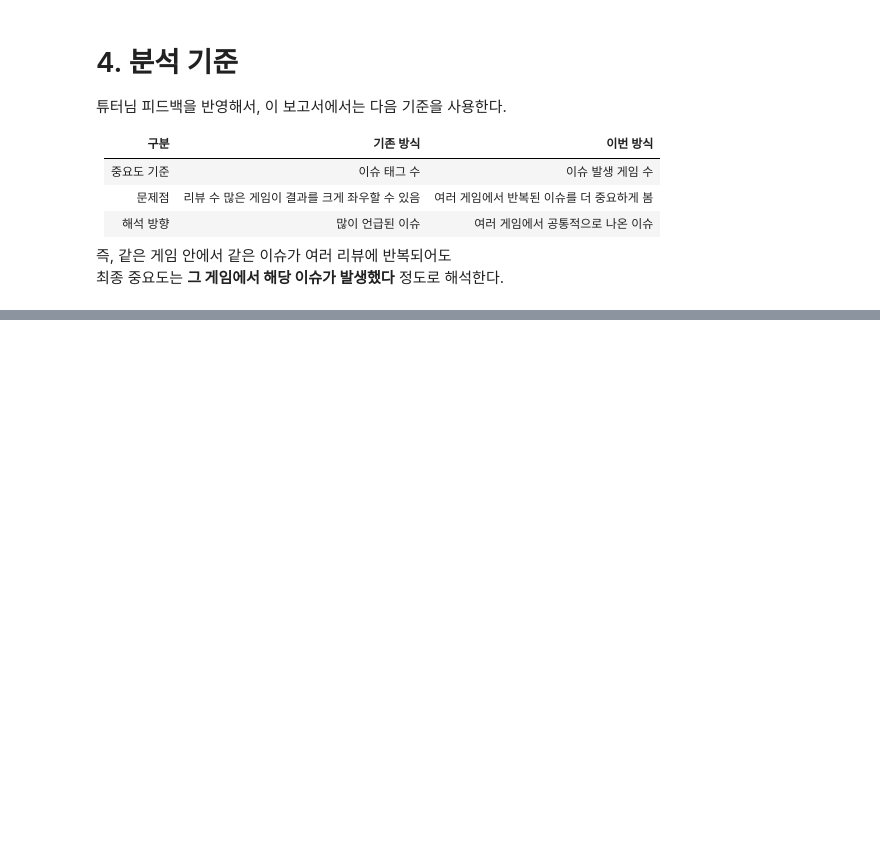
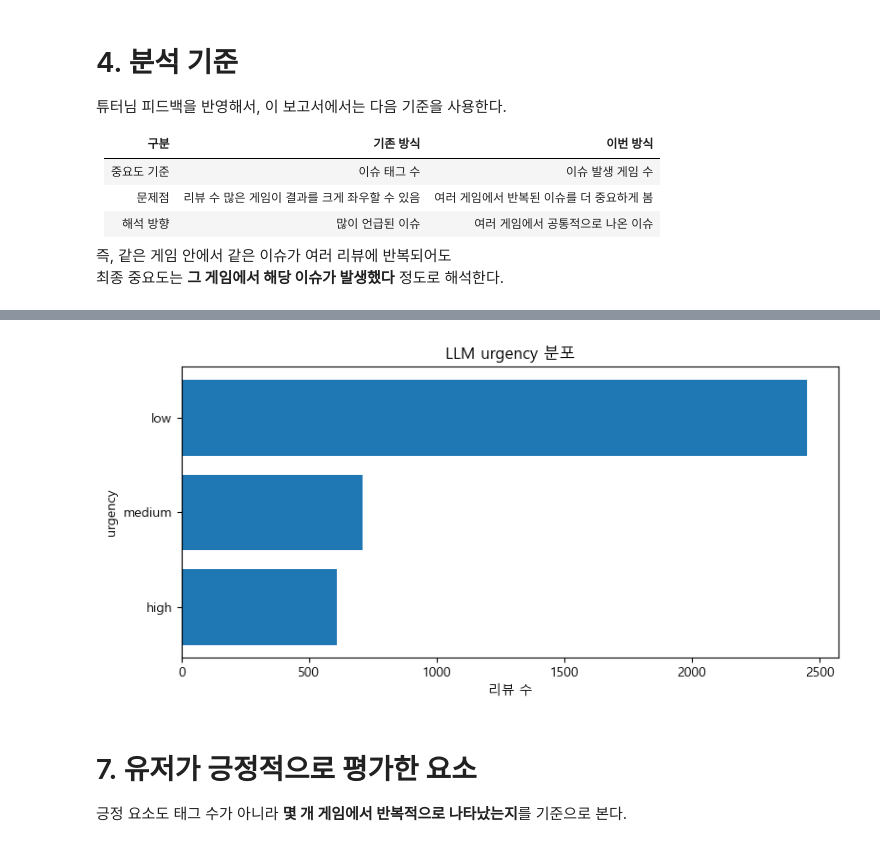
Before and after one commit to jinnyjinnyjinjin/steam-indie-game-analysis, a Jupyter notebook: src/notebooks/seoung/LLMtest/03-1_llm_sentiment_allgames_PreLaunch_report_v3.ipynb, the cells around one changed output, grey strips where cells are left out. Saved outputs shown, nothing was run; the diff lists cells and outputs as text; code cells hidden in the pictures; blank space fills up the shorter version.

```diff
--- a/src/notebooks/seoung/LLMtest/03-1_llm_sentiment_allgames_PreLaunch_report_v3.ipynb
+++ b/src/notebooks/seoung/LLMtest/03-1_llm_sentiment_allgames_PreLaunch_report_v3.ipynb
@@ -1692,0 +466,26 @@ if SAVE_CHECKLIST_RESULT:
+# %%
+# ============================================================
+# 전체 urgency 분포 그래프
+# ============================================================
+urgency_count = (
+    review_df["urgency"]
+    .value_counts()
+    .reset_index()
+)
+urgency_count.columns = ["urgency", "review_count"]
+
+plot_df = urgency_count.sort_values("review_count", ascending=True)
+
+plt.figure(figsize=(8, 4))
+plt.barh(plot_df["urgency"], plot_df["review_count"])
+plt.title("LLM urgency 분포")
+plt.xlabel("리뷰 수")
+plt.ylabel("urgency")
+plt.tight_layout()
+plt.show()
+# %% [output]
+[figure, added]
+# %% [markdown]
+# 7. 유저가 긍정적으로 평가한 요소
+
+긍정 요소도 태그 수가 아니라 **몇 개 게임에서 반복적으로 나타났는지**를 기준으로 본다.
```
Also changed, not shown: parts of 107 cells of this notebook, 2 other files.
